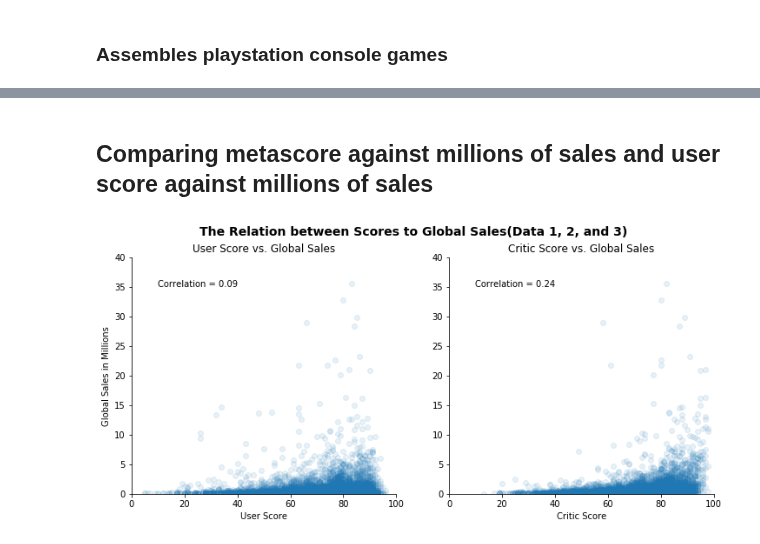
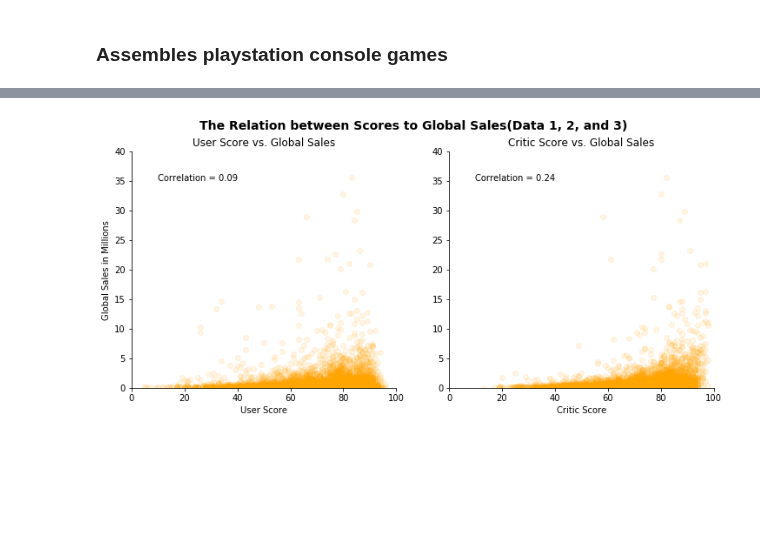
Before and after one commit to mell0611/data_science_project, a Jupyter notebook: data_analysis.ipynb, the cells around one changed output, grey strips where cells are left out. Cells and saved outputs as stored; diff of their text form; code cells hidden in the pictures; blank space fills up the shorter version.

```diff
--- a/data_analysis.ipynb
+++ b/data_analysis.ipynb
@@ -121,34 +142,33 @@ plt.show()
-# %% [markdown]
-## Comparing metascore against millions of sales and user score against millions of sales
 # %%
 # Code for scatter plot comparing metascore against sales and user score against sales
 fig, ax = plt.subplots(nrows = 1, ncols = 2, sharex = True, figsize = (12,5))
 corr_mat1 = combo.corr()
+
 #labels
 fig.suptitle("The Relation between Scores to Global Sales(Data 1, 2, and 3)", fontsize = 14, fontweight = "bold")
 ax[0].set_title("User Score vs. Global Sales", fontsize = 12)
 ax[1].set_title("Critic Score vs. Global Sales", fontsize = 12)
 
 count = 0
 name_list = ['userscore','metascore']
 
 for var in ax:
-    var.scatter(combo[name_list[count]], combo["tot_sale"],alpha= 0.1)
+    var.scatter(combo[name_list[count]], combo["tot_sale"], alpha= 0.1, c = 'Orange')
     var.spines["right"].set_visible(False)
     var.spines["top"].set_visible(False)
     cr = corr_mat1.tot_sale[name_list[count]] # get the correlation matrix
     message = "Correlation = " + str(round(cr,2))
     var.text(40, 35, message, horizontalalignment='right')
     var.set_xlim(0,100)
     var.set_ylim(0,40)
     count+=1
 ax[0].set_ylabel("Global Sales in Millions")
 
 ax[0].set_xlabel("User Score")
 ax[1].set_xlabel("Critic Score")
 plt.show()
 # %% [output]
-[figure, old version]
+[figure, new version]
 # %%
 # Create a new dataframe containing avg sales, metascore, and user score for each year
 
```
Also changed, not shown: parts of 10 cells of this notebook.
